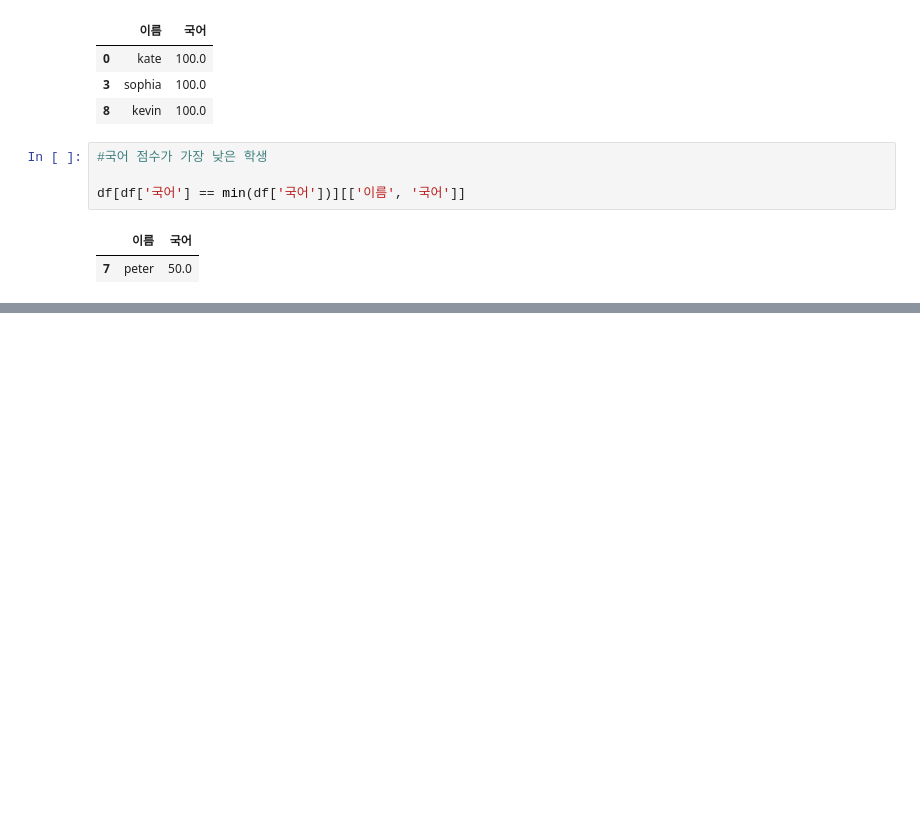
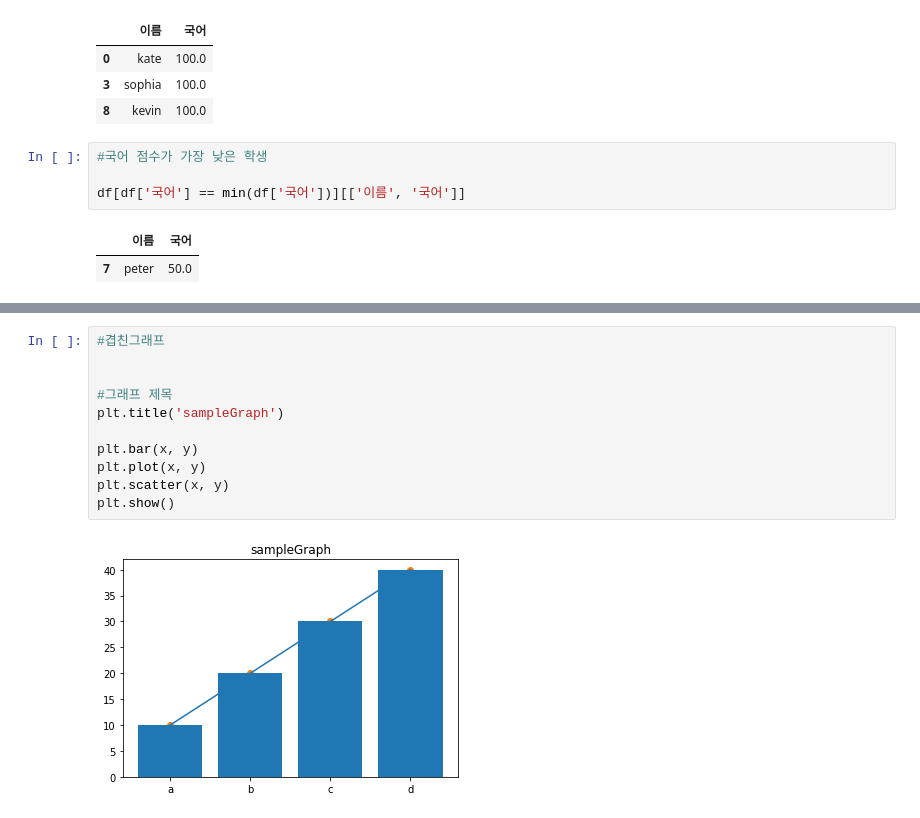
Before and after one commit to ChoSooBeen/Python_practice, a Jupyter notebook: Python_data.ipynb, the cells around one changed output, grey strips where cells are left out. Saved outputs shown, nothing was run; the diff lists cells and outputs as text; blank space fills up the shorter version.

```diff
--- a/Python_data.ipynb
+++ b/Python_data.ipynb
@@ -474,0 +560,13 @@ df[df['국어'] == min(df['국어'])][['이름', '국어']]
+# %%
+#겹친그래프
+
+
+#그래프 제목
+plt.title('sampleGraph')
+
+plt.bar(x, y)
+plt.plot(x, y)
+plt.scatter(x, y)
+plt.show()
+# %% [output]
+[figure, added]
```
Also changed, not shown: parts of 8 cells of this notebook.
